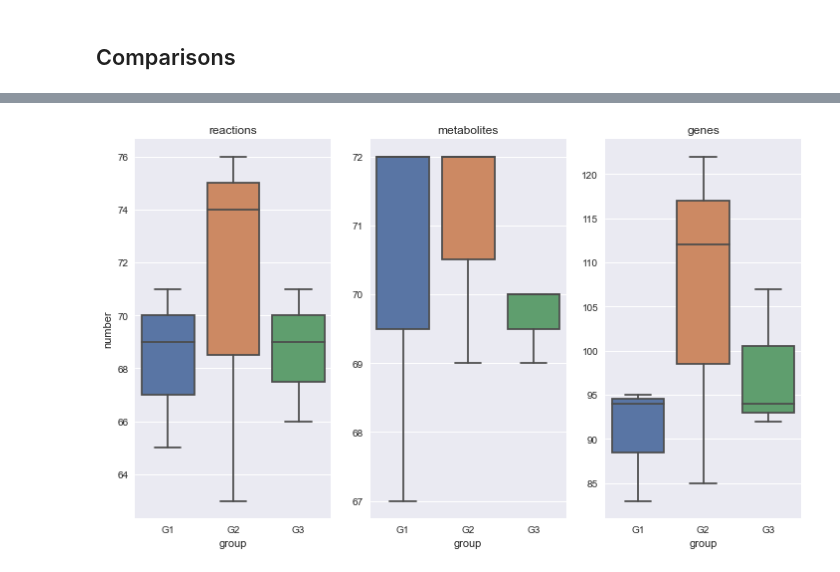
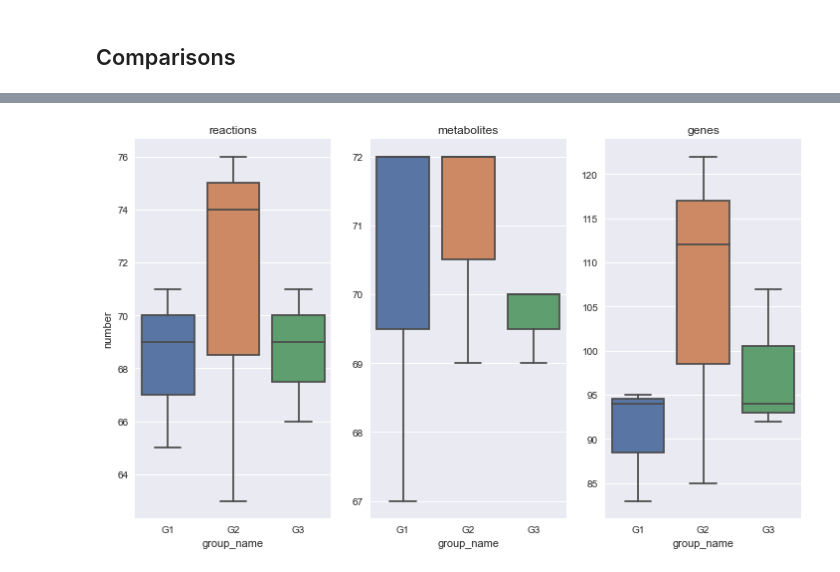
Before and after one commit to qwerty239qwe/pipeGEM, a Jupyter notebook: docs/source/1_basic.ipynb, the cells around one changed output, grey strips where cells are left out. Saved outputs shown, nothing was run; the diff lists cells and outputs as text; code cells hidden in the pictures.

```diff
--- a/docs/source/1_basic.ipynb
+++ b/docs/source/1_basic.ipynb
@@ -239,7 +303,7 @@ saving  PCA.png
 [figure]
 # %%
-comparison = grp.compare(compare_models=False, use="num", present_lvl=2)
+comparison = grp.compare(group_by="group_name", method="num")
 # %%
-comparison.plot(group="group", name_order="default")
+comparison.plot(name_order="default")
 # %% [output]
-[figure, old version]
+[figure, new version]
```
Also changed, not shown: parts of 28 cells of this notebook, 5 other files.
